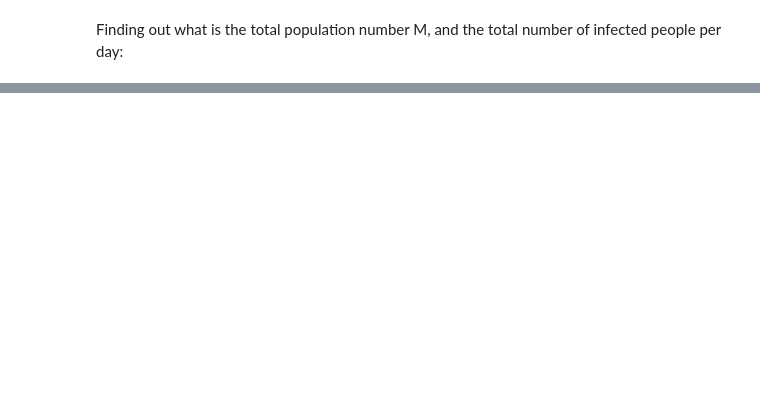
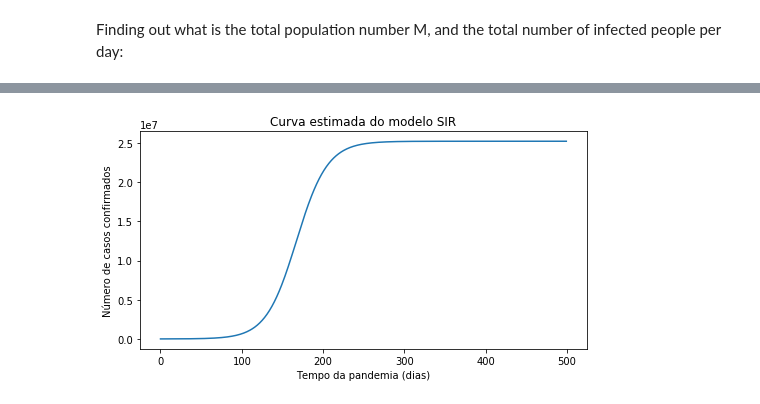
Before and after one commit to lubp1/SIR_model_COVID, a Jupyter notebook: SIR_parameters_estimation.ipynb, the cells around one changed output, grey strips where cells are left out. Drawn from its saved outputs; the diff is of its cells as text; code cells hidden in the pictures; blank space fills up the shorter version.

```diff
--- a/SIR_parameters_estimation.ipynb
+++ b/SIR_parameters_estimation.ipynb
@@ -65,19 +64,21 @@ i = [1.00000e+00 1.00000e+00 1.00000e+00 2.00000e+00 2.00000e+00 2.00000e+00
 def SIR(alpha, gamma, variables):
     didt = gamma * (1- (variables[0]+variables[1])/M ) * variables[0] - alpha * variables[0]
     drdt = alpha * variables[0]
-    return [didt,drdt]
+    dadt = gamma * (1- (variables[0]+variables[1])/M ) * variables[0]
+    return [didt,drdt, dadt]
 
-# functions to find the number of infected people with certain parameters
-def ModelSolver(t,alpha,gamma,InitialConditions):
+# find the number of infected people with certain parameters
+def ModelSolver(t,alpha,gamma,initialConditions):
 
-    def LocalModel(InitialConditions,t):
+    def LocalModel(initialConditions,t):
 
-        return SIR(alpha,gamma,InitialConditions)
+        return SIR(alpha,gamma,initialConditions)
 
-    Solution=odeint(LocalModel,InitialConditions,t)
+    Solution=odeint(LocalModel,initialConditions,t)
 
-    return Solution[:,1]
+    return Solution[:,2]
 
-def SIRModelFit(t,alpha,gamma):
+# function used by curve_fit to find the best values to fit the model to the dataset
+def SIRModelFit(t,alpha,gamma, i0, r0, a0):
 
-    return ModelSolver(t,alpha,gamma,initialConditions)
+    return ModelSolver(t,alpha,gamma,[i0,r0,a0])
@@ -105,0 +112,13 @@ alpha =  32.60612368061433 , gamma =  32.688957846963696
+# %%
+t2 = np.arange(500)
+a3 = ModelSolver(t2,alpha,gamma,[i0,r0,a0])
+
+# plot the number of infected people per day
+plt.figure(1, figsize=(8,4))
+plt.title("Curva estimada do modelo SIR")
+plt.xlabel('Tempo da pandemia (dias)')
+plt.ylabel('Número de casos confirmados')
+plt.plot(t2,a3)
+plt.savefig('SIRext.png')
+# %% [output]
+[figure, added]
```
Also changed, not shown: parts of 3 cells of this notebook.
